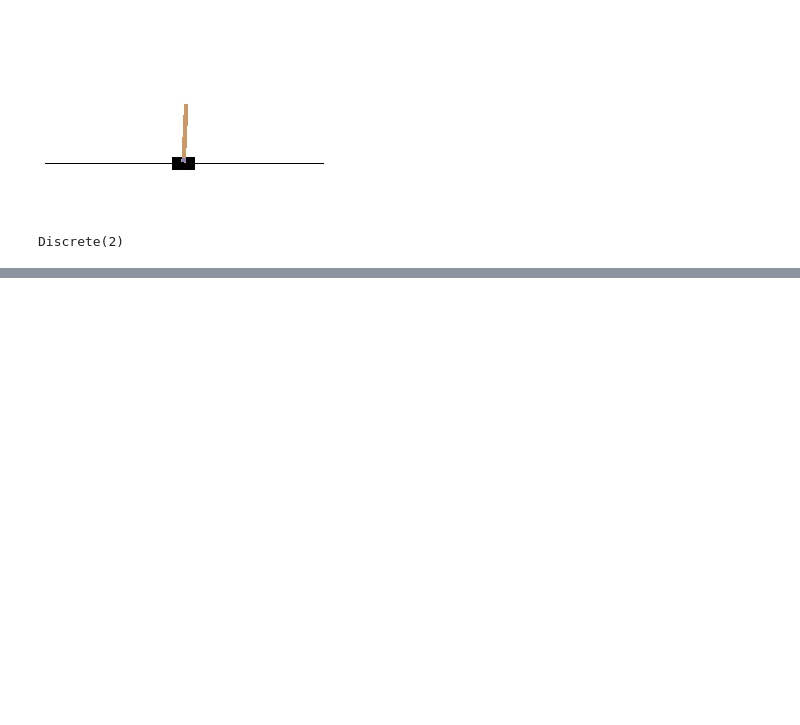
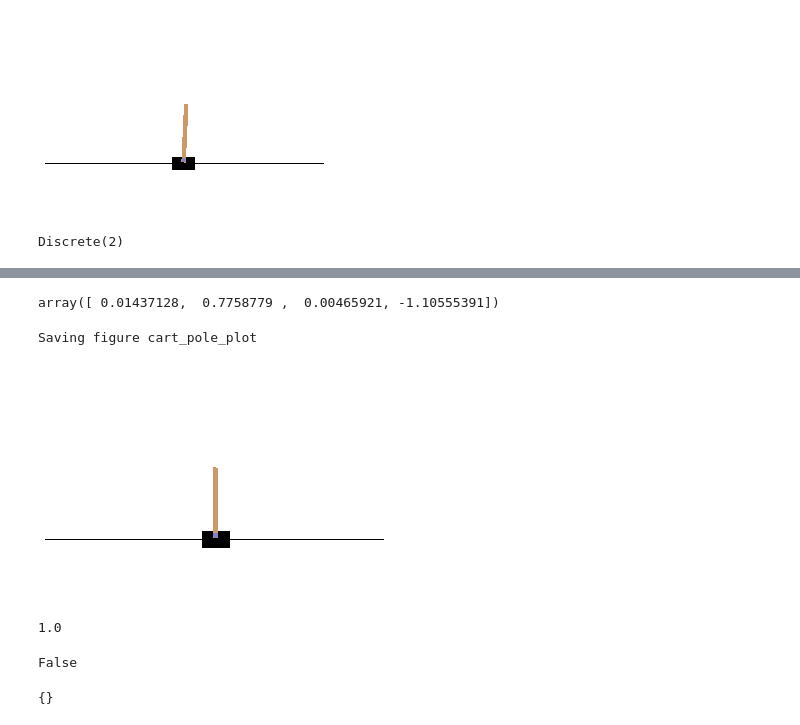
Before and after one commit to sfefilatyev/tensorflow_excercises, a Jupyter notebook: chapter18/reinforcement_learning.ipynb, the cells around one changed output, grey strips where cells are left out. Saved outputs shown, nothing was run; the diff lists cells and outputs as text; code cells hidden in the pictures; blank space fills up the shorter version.

```diff
--- a/chapter18/reinforcement_learning.ipynb
+++ b/chapter18/reinforcement_learning.ipynb
@@ -114,0 +128,25 @@ array([-0.01261699,  0.19292789,  0.04204097, -0.28092127])
+# %%
+action = 1  # accelerate even more to the right by taking two steps
+obs, reward, done, info = env.step(action)
+obs, reward, done, info = env.step(action)
+obs
+# %% [output]
+array([ 0.01437128,  0.7758779 ,  0.00465921, -1.10555391])
+# %%
+plot_environment(env)
+save_fig("cart_pole_plot")
+# %% [output]
+Saving figure cart_pole_plot
+[figure, added]
+# %%
+reward
+# %% [output]
+1.0
+# %%
+done
+# %% [output]
+False
+# %%
+info
+# %% [output]
+{}
```
Also changed, not shown: parts of 7 cells of this notebook.
